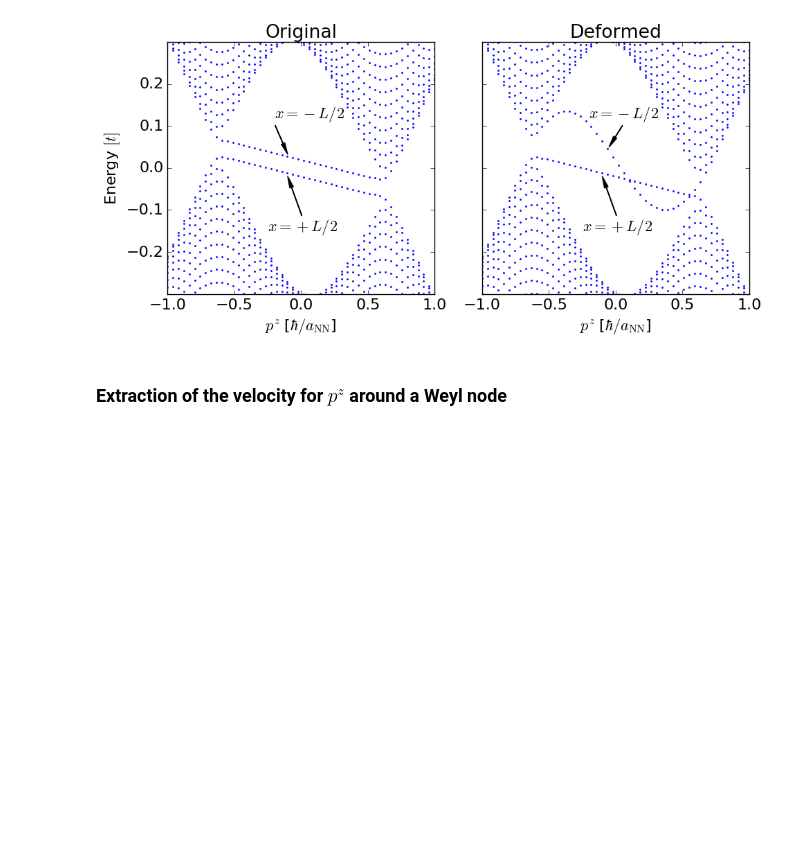
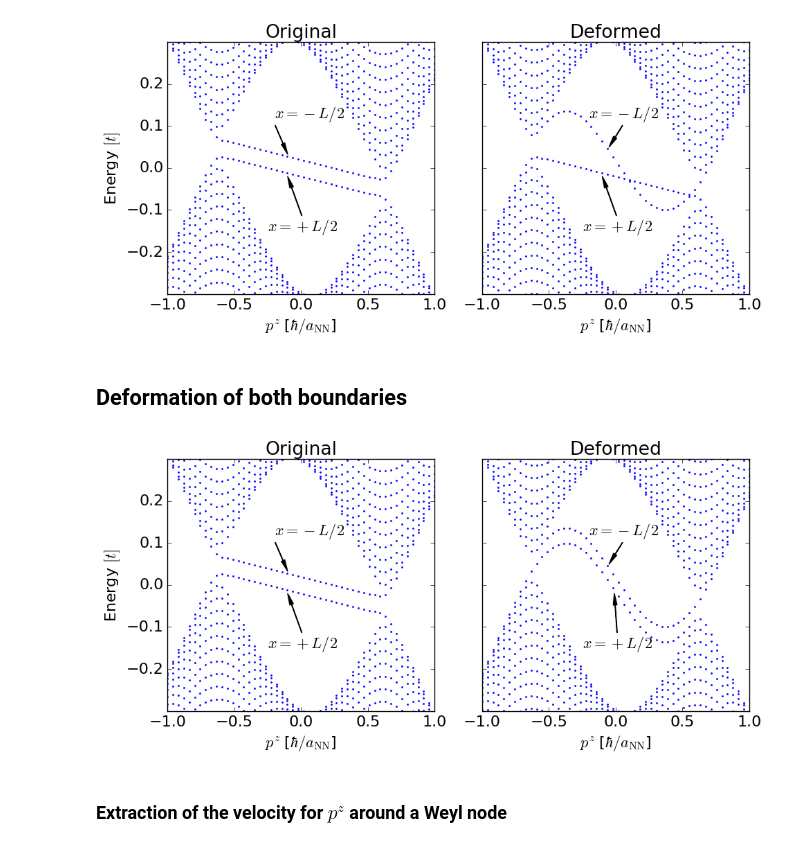
Before and after one commit to Artem-Ivashko/Vazifeh-Franz-magnetic-field, a Jupyter notebook: BBL-set-2.ipynb, the cells around one changed output. Saved outputs shown, nothing was run; the diff lists cells and outputs as text; code cells hidden in the pictures; blank space fills up the shorter version.

```diff
--- a/BBL-set-2.ipynb
+++ b/BBL-set-2.ipynb
@@ -22,10 +22,11 @@ fsys_1D = diagonalizer.FinalizedSystem_1D(SitesCount_XDefault)
 ParametersDefault = diagonalizer.SimpleNamespace( tp=2., t=1., tzp=1., tz=1., M0=-0.3, FermiEnergy = 0., \
                      betaz=1.2, b0=0.1, pzNode2 = -0.6314028, \
                      Rescale_hop0 = 1.0, Rescale_onsite0 = 1.0, Rescale_onsite1 = 1.0, \
-                     EnergyNode2 = 0.049189807,
-                     lBinv2=0., x_shift= (SitesCount_XDefault - 1.)/2., \
+                     EnergyNode2 = 0.049189807, \
+                     lBinv2=0., SitesCount = SitesCount_XDefault,  x_shift= (SitesCount_XDefault - 1.)/2., \
                      EigenvectorsCount = 50, EnergyPrecision = 10**(-5), WavefunctionComponents = 4, \
                      py = 0., pz = 0. )
+
 
 MomentumUnitString = r'[$\hbar / a_\mathrm{NN}$]'
 
@@ -323,6 +324,56 @@ plt.show()
 del fsys, params, evals, evecs, plt, figure, currentAxis1, currentAxis2
 # %% [output]
 [figure]
+# %% [markdown]
+## Deformation of both boundaries
+# %%
+fsys = diagonalizer.FinalizedSystem_1D(200)
+params = copy(ParametersDefault)
+params.SitesCount = 200
+params.py = 0.01
+
+from matplotlib import pyplot as plt
+figure, (currentAxis1, currentAxis2) = plt.subplots(1, 2, sharey=True, figsize=(10,5))
+
+plt.ylim(-0.3, 0.3)
+
+pSweep = np.linspace(pzMin, pzMax, pzCount)
+mpl.rcParams['font.size'] = 16
+
+evals, evecs = pSweep_1D(fsys, params, pzMin, pzMax, pCount=pzCount, yORzSweep = 'pzSweep')
+currentAxis1.plot(pSweep, evals,"b.",markersize=3)
+currentAxis1.set_ylabel(r'Energy $[t]$')
+currentAxis1.set_xlim(pzMin,pzMax)
+currentAxis1.set_xlabel(r'$p^z \;$' + MomentumUnitString)
+currentAxis1.set_title('Original')
+currentAxis1.annotate(r'$x = +L/2$', xy=(-0.1, -0.02), xytext=(-0.25, -0.15),
+            arrowprops=dict(facecolor='black', width = 0.4, headwidth = 4.))
+currentAxis1.annotate(r'$x = -L/2$', xy=(-0.1, 0.033), xytext=(-0.2, 0.12),
+            arrowprops=dict(facecolor='black', width = 0.4, headwidth = 4.))
+
+
+params.Rescale_b0_0 = 10.0
+params.Rescale_b0_LastSite = 10.0
+evals, evecs = pSweep_1D(fsys, params, pzMin, pzMax, pCount=pzCount, yORzSweep = 'pzSweep')
+currentAxis2.plot(pSweep, evals, 'b.', markersize=3)
+currentAxis2.set_xlim(pzMin,pzMax)
+currentAxis2.set_xlabel(r'$p^z \;$' + MomentumUnitString)
+currentAxis2.set_title('Deformed')
+currentAxis2.annotate(r'$x = +L/2$', xy=(-0.01, -0.02), xytext=(-0.25, -0.15),
+            arrowprops=dict(facecolor='black', width = 0.4, headwidth = 4.))
+currentAxis2.annotate(r'$x = -L/2$', xy=(-0.05, 0.05), xytext=(-0.2, 0.12),
+            arrowprops=dict(facecolor='black', width = 0.4, headwidth = 4.))
+
+
+plt.tight_layout()
+
+plt.savefig('images/WeylCones-BBLSet2-Original+DeformedBothBoundaries.eps')
+plt.show()
+
+
+del fsys, params, evals, evecs, plt, figure, currentAxis1, currentAxis2
+# %% [output]
+[figure, added]
 # %% [markdown]
 ### Extraction of the velocity for $p^z$ around a Weyl node
 # %%
```
Also changed, not shown: parts of 3 cells of this notebook, 1 other file.
